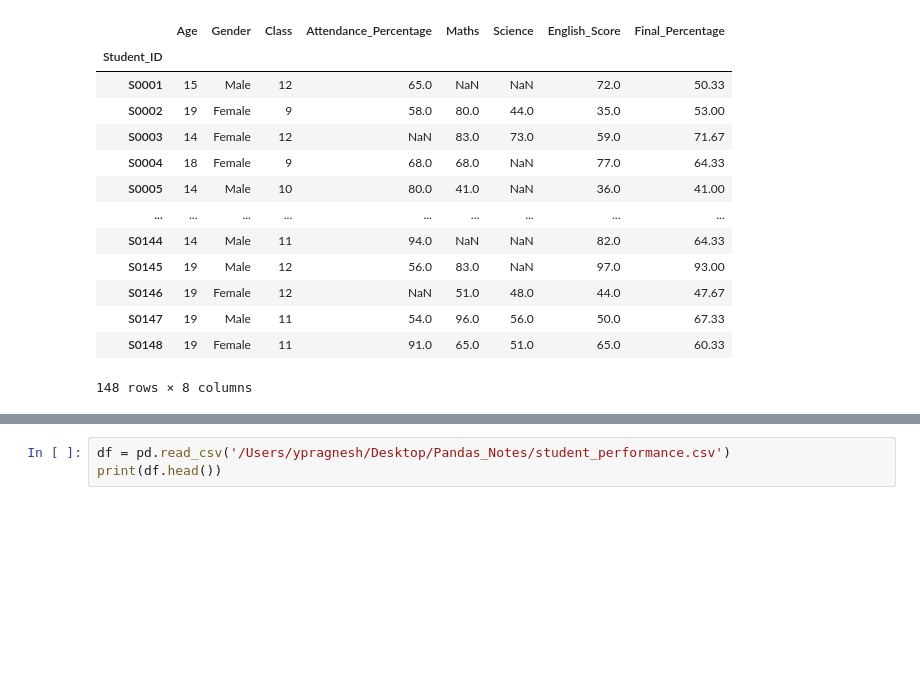
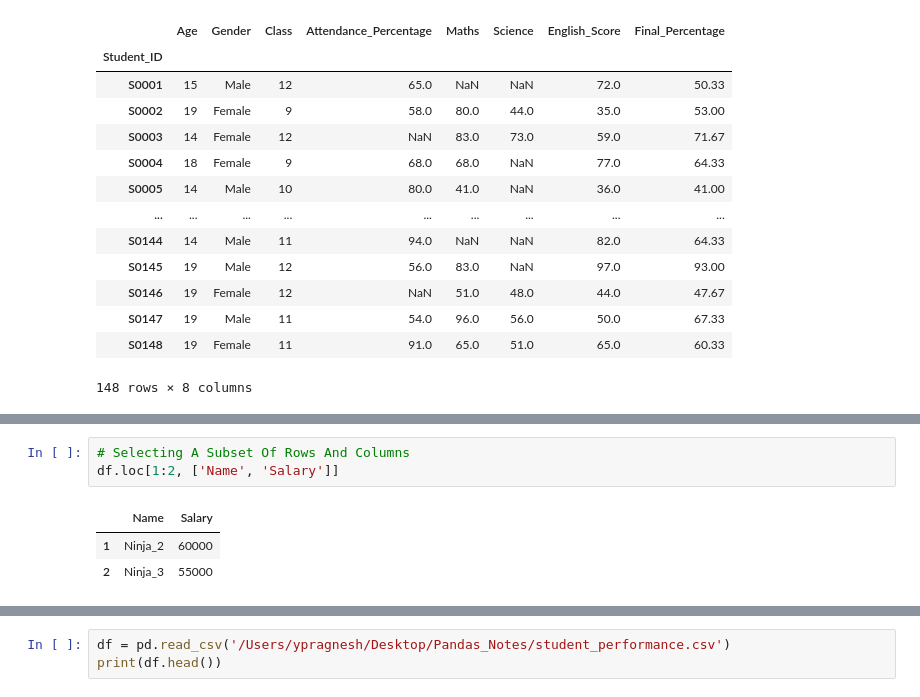
Before and after one commit to Pragnesh-10/Pandas_Notes, a Jupyter notebook: 06.ipynb, the cells around one changed output, grey strips where cells are left out. Saved outputs shown, nothing was run; the diff lists cells and outputs as text; blank space fills up the shorter version.

```diff
--- a/06.ipynb
+++ b/06.ipynb
@@ -130,0 +173,7 @@ iloc is used selection rows and columns based on integer position of them
+# %%
+# Selecting A Subset Of Rows And Columns
+df.loc[1:2, ['Name', 'Salary']]
+# %% [output]
+|  | Name | Salary |
+| 1 | Ninja_2 | 60000 |
+| 2 | Ninja_3 | 55000 |
```
Also changed, not shown: parts of 17 cells of this notebook.
